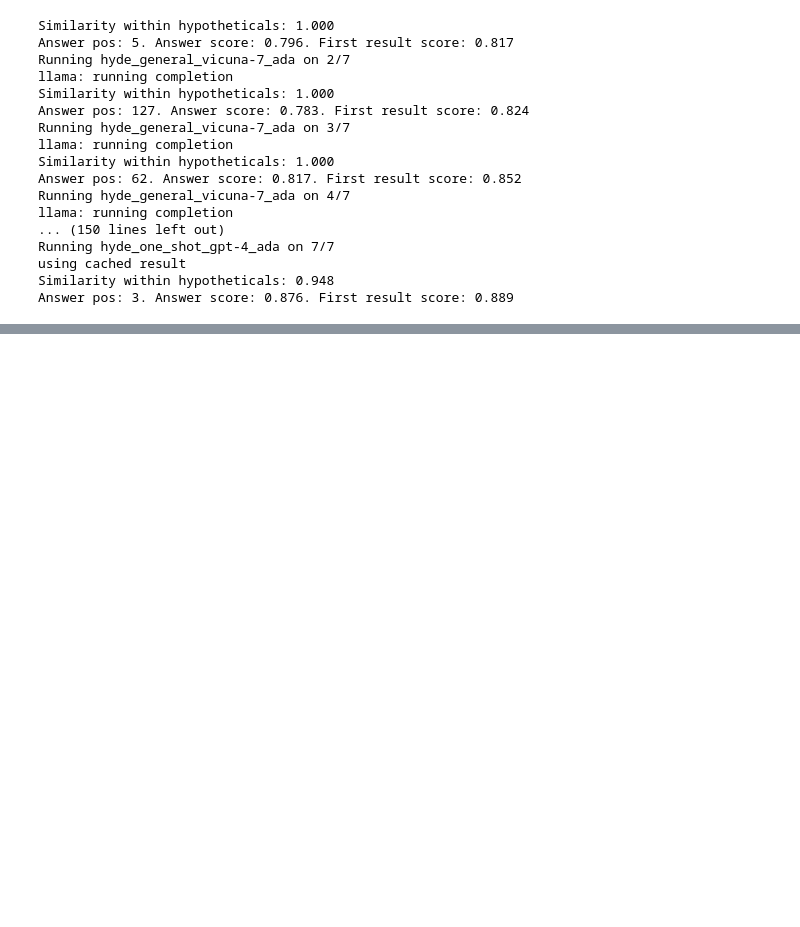
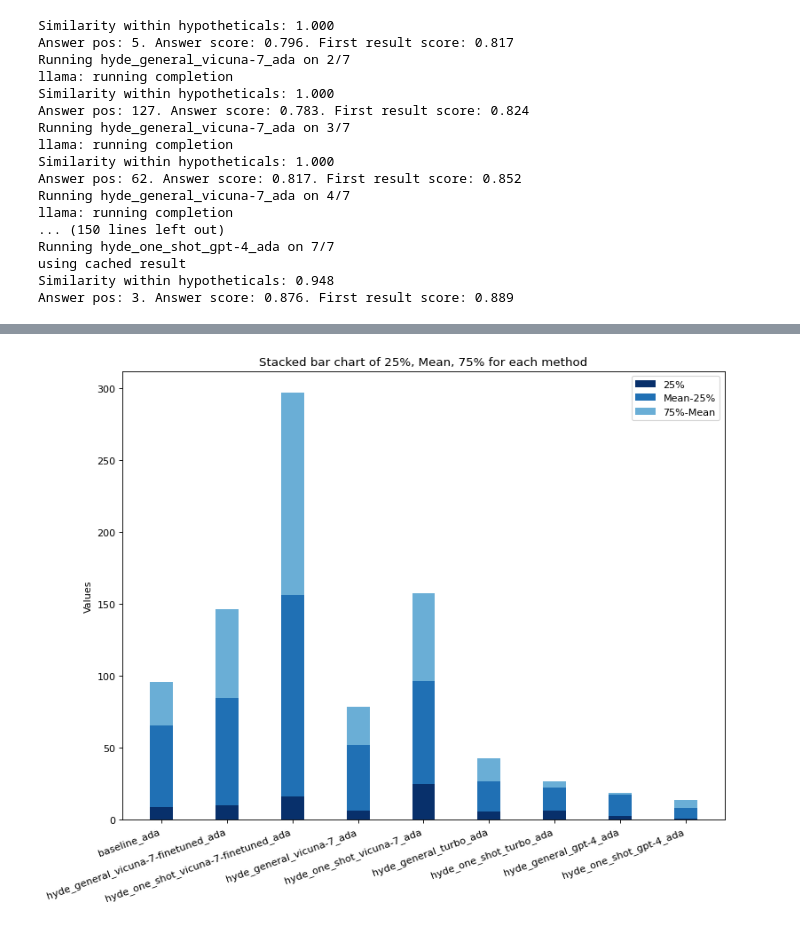
Before and after one commit to MerlinAGI/retrieval-experiments, a Jupyter notebook: benchmark.ipynb, the cells around one changed output, grey strips where cells are left out. Cells and saved outputs as stored; diff of their text form; code cells hidden in the pictures; blank space fills up the shorter version.

Commit message:
added plotting

```diff
--- a/benchmark.ipynb
+++ b/benchmark.ipynb
@@ -227,7 +227,7 @@ using cached result
 Similarity within hypotheticals: 0.948
 Answer pos: 3. Answer score: 0.876. First result score: 0.889
 # %%
-def print_results(ranks):
+def print_results(ranks, do_print=False):
     # make table, rows is questions, columns is "question", and then all methods methods
     df = pd.DataFrame(columns=["question"] + list(ranks.keys()))
     for i, qa in enumerate(qa_data):
@@ -235,7 +235,9 @@ def print_results(ranks):
         for name, rank in ranks.items():
             row.append(rank[i])
         df.loc[i] = row
-    print(df)
+    if do_print:
+        print(df.to_string(line_width=150))
     return df
 df = print_results(ranks)
+df.describe()
 # %% [output]
@@ -296,0 +253,38 @@ plot_benchmark()
+# %%
+stats = df.describe()
+
+
+selected_stats = pd.DataFrame()
+selected_stats['25%'] = stats.loc['25%']
+selected_stats['mean-25%'] = stats.loc['mean'] - stats.loc['25%']
+selected_stats['75%-mean'] = stats.loc['75%'] - stats.loc['mean']
+selected_stats = selected_stats.drop('question', errors='ignore')  # Drop 'question' column if it's not required
+labels = selected_stats.index
+mean_minus_25 = selected_stats['mean-25%']
+twenty_five = selected_stats['25%']
+seventy_five_minus_mean = selected_stats['75%-mean']
+
+width = 0.35  # Width of the bars
+
+# Get colormap
+cmap = plt.get_cmap('Blues')
+colors = [cmap(i) for i in np.linspace(0.5, 1, 3)]
+
+fig, ax = plt.subplots(figsize=(10, 8), dpi=80)
+
+# Stacked bar chart
+rects1 = ax.bar(labels, twenty_five, width, label='25%',color=colors[2])
+rects2 = ax.bar(labels, mean_minus_25, width, bottom=twenty_five, label='Mean-25%',color=colors[1])
+rects3 = ax.bar(labels, seventy_five_minus_mean, width, bottom=twenty_five+mean_minus_25, label='75%-Mean',color=colors[0])
+
+# Add some text for labels, title, and custom x-axis tick labels, etc.
+ax.set_ylabel('Values')
+ax.set_title('Stacked bar chart of 25%, Mean, 75% for each method')
+ax.legend()
+
+plt.xticks(rotation=20, ha='right')  # Rotate x-axis labels for better visibility if they're long
+
+fig.tight_layout()
+plt.show()
+# %% [output]
+[figure, added]
```
Also changed, not shown: parts of 2 cells of this notebook.
